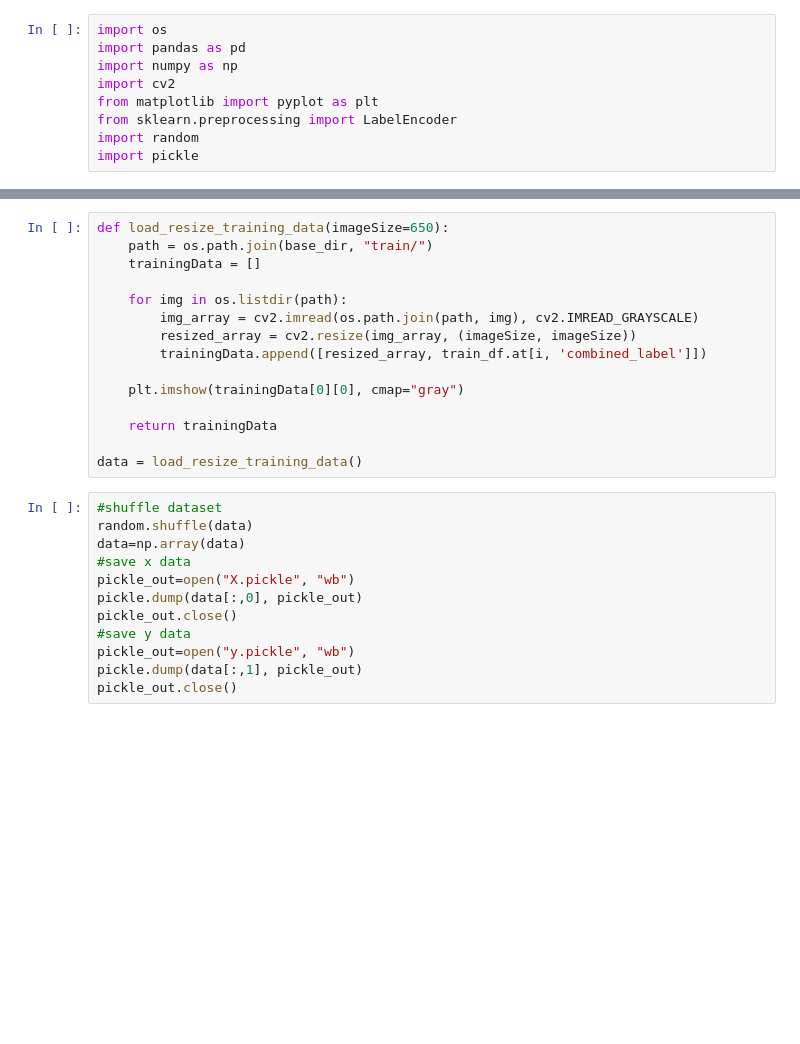
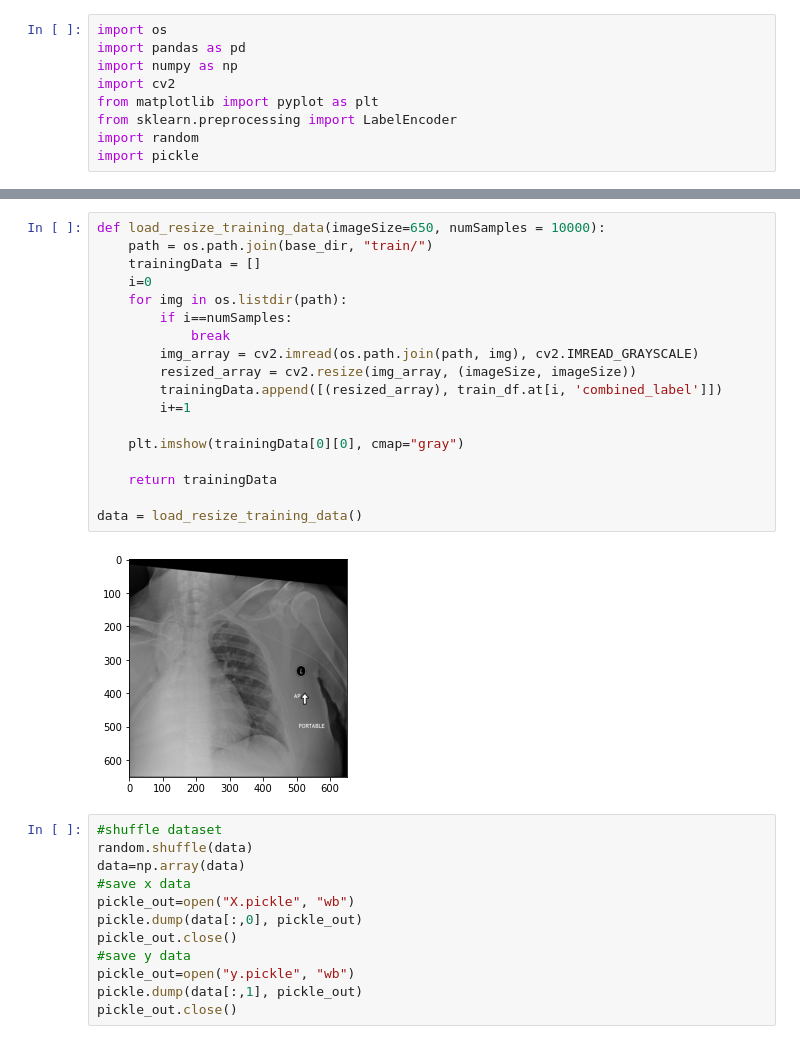
Before and after one commit to svecile/KaggleComp, a Jupyter notebook: load_data.ipynb, the cells around one changed output, grey strips where cells are left out. Drawn from its saved outputs; the diff is of its cells as text; blank space fills up the shorter version.

Commit message:
Made load data take an argument for how many samples you want and also scaled the array to 0-1

```diff
--- a/load_data.ipynb
+++ b/load_data.ipynb
@@ -25,18 +38,23 @@ train_df['combined_label'] = LabelEncoder().fit_transform(train_df['combined_lab
 # %%
-def load_resize_training_data(imageSize=650):
+def load_resize_training_data(imageSize=650, numSamples = 10000):
     path = os.path.join(base_dir, "train/")
     trainingData = []
-
+    i=0
     for img in os.listdir(path):
+        if i==numSamples:
+            break
         img_array = cv2.imread(os.path.join(path, img), cv2.IMREAD_GRAYSCALE)
         resized_array = cv2.resize(img_array, (imageSize, imageSize))
-        trainingData.append([resized_array, train_df.at[i, 'combined_label']])
+        trainingData.append([(resized_array), train_df.at[i, 'combined_label']])
+        i+=1
 
     plt.imshow(trainingData[0][0], cmap="gray")
 
     return trainingData
 
 data = load_resize_training_data()
+# %% [output]
+[figure, added]
 # %%
 #shuffle dataset
 random.shuffle(data)
```
Also changed, not shown: parts of 1 cell of this notebook, 1 other file.
